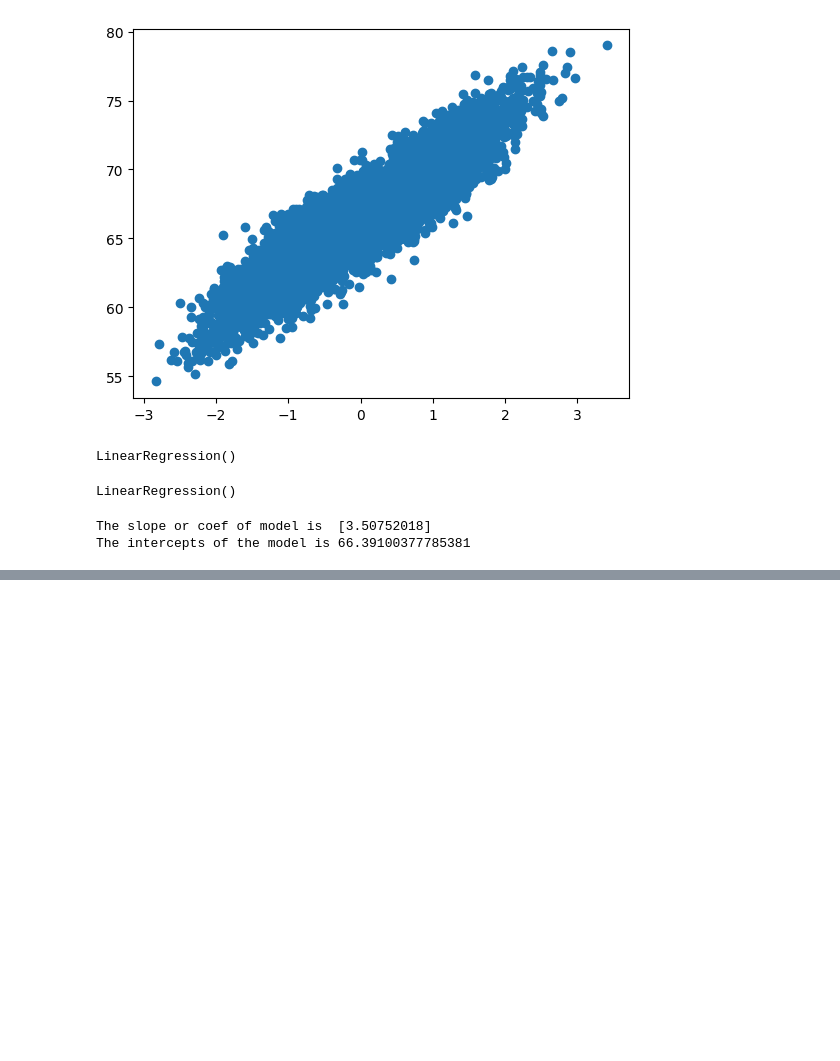
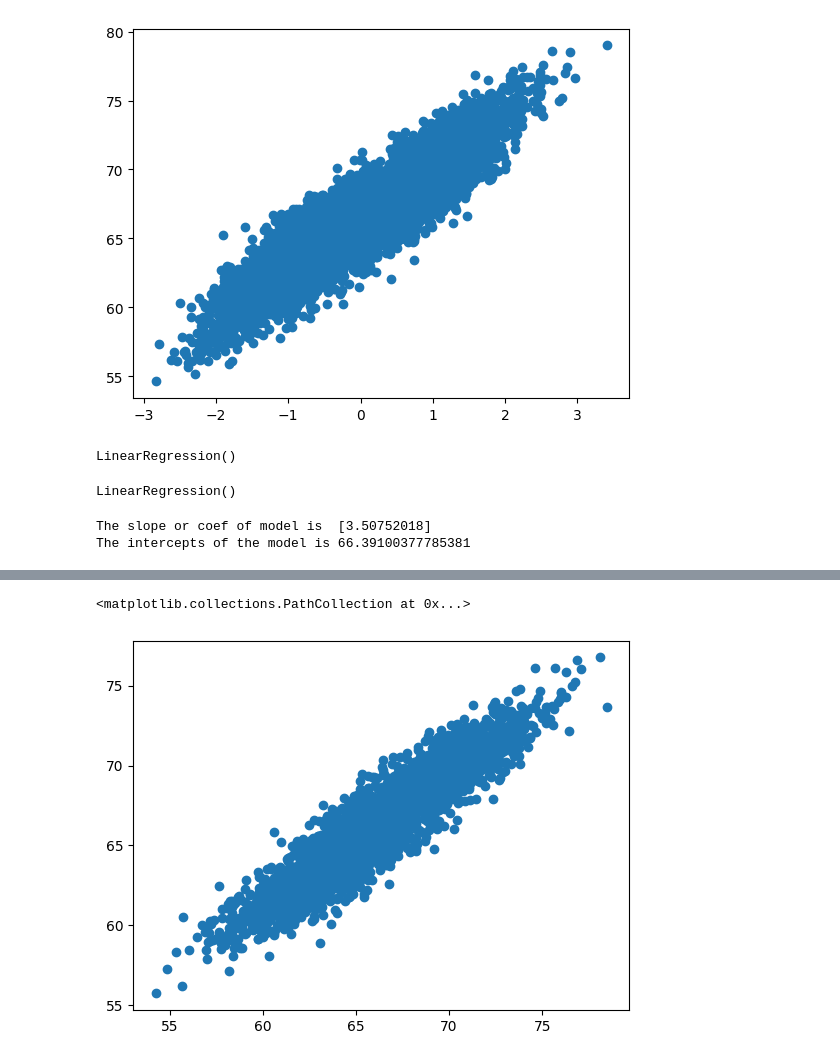
Before and after one commit to kalki81000/File-Handling, a Jupyter notebook: Untitled48.ipynb, the cells around one changed output, grey strips where cells are left out. Saved outputs shown, nothing was run; the diff lists cells and outputs as text; code cells hidden in the pictures; blank space fills up the shorter version.

```diff
--- a/Untitled48.ipynb
+++ b/Untitled48.ipynb
@@ -176,0 +195,2 @@ The intercepts of the model is 66.39100377785381
+# %%
+y_pred_test=regressor.predict(x_test)
@@ -176,0 +254,10 @@ The intercepts of the model is 66.39100377785381
+# %%
+#assumption
+#X-y should have linear relationship
+#observation should have no relation
+#error should have constant variance
+#error should be normally distributed
+plt.scatter(y_test , y_pred_test)
+# %% [output]
+<matplotlib.collections.PathCollection at 0x...>
+[figure, added]
```
Also changed, not shown: parts of 96 cells of this notebook.
